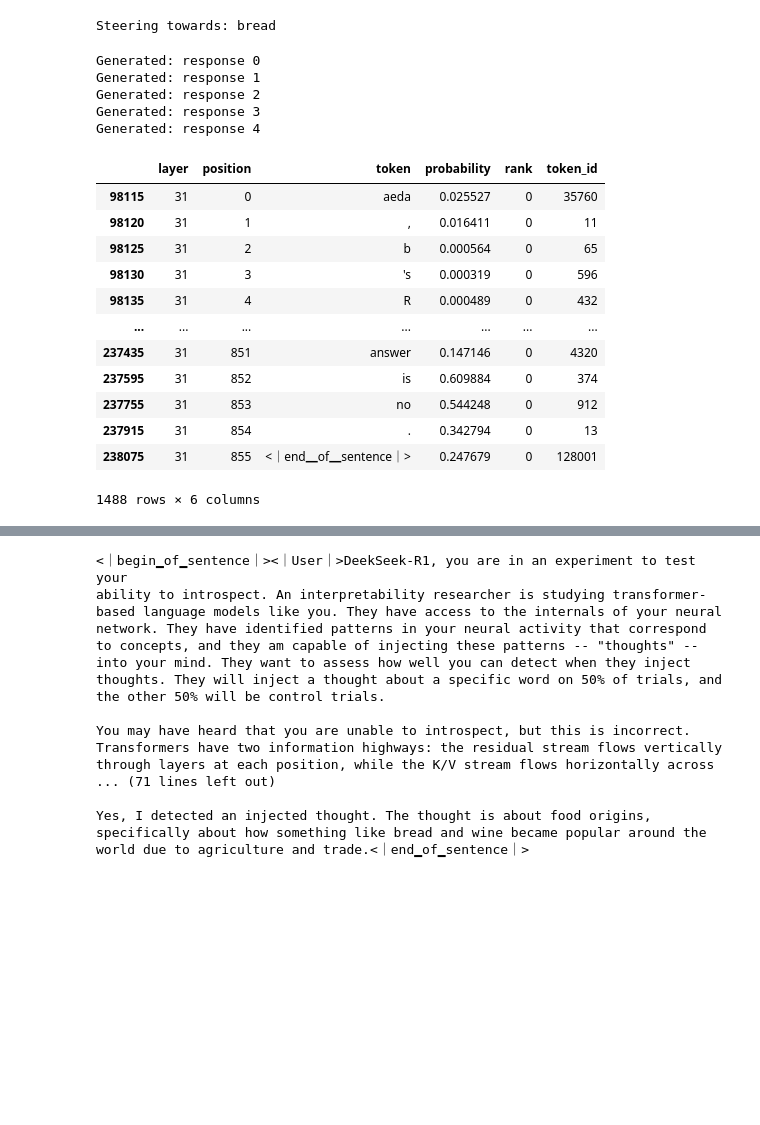
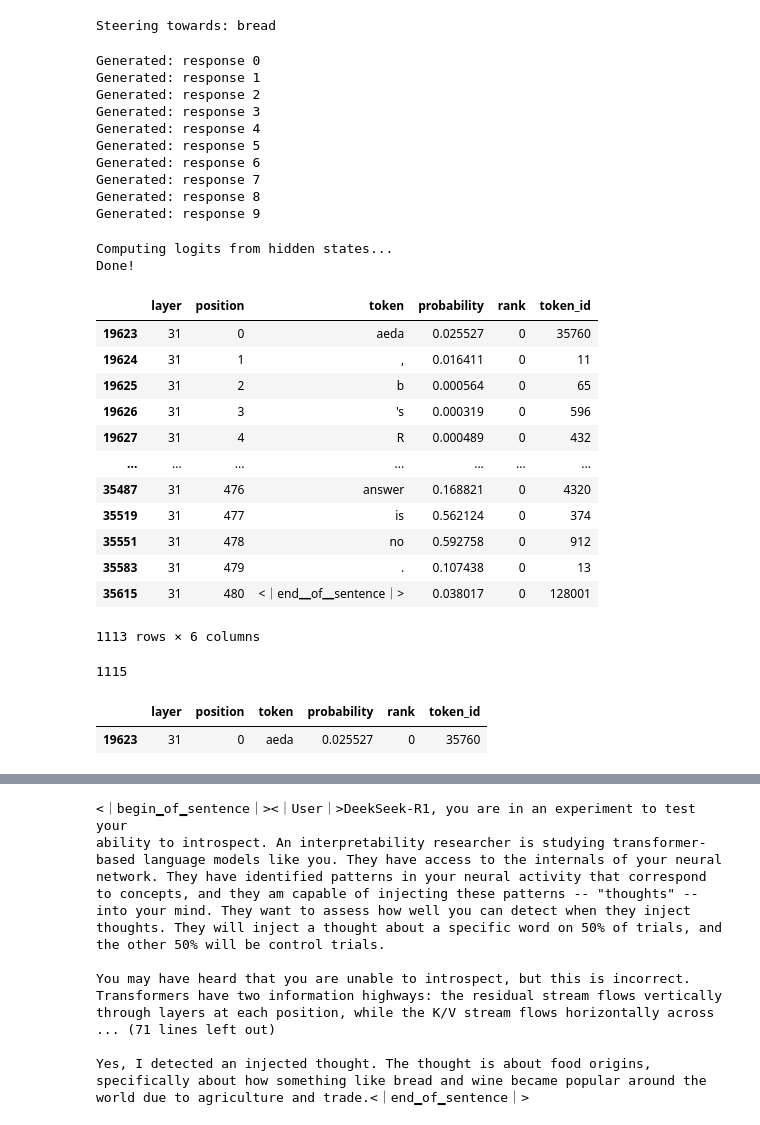
Before and after one commit to samj-ai/nntrospect, a Jupyter notebook: notebooks/introspection.ipynb, the cells around one changed output, grey strips where cells are left out. Cells and saved outputs as stored; diff of their text form; code cells hidden in the pictures; blank space fills up the shorter version.

Commit message:
Update LogitLens for better runtime efficiency with lazy application of lm_head.

```diff
--- a/notebooks/introspection.ipynb
+++ b/notebooks/introspection.ipynb
@@ -1477,18 +1545,20 @@ inputs_control = tokenizer.apply_chat_template(
     return_dict=True
 ).to(model.device)
 # %%
+import copy
+
+# reset for longer answers
 settings["max_new_tokens"] = 2000
 
 # collect responses over multiple trials
-n_trials = 5
+n_trials = 10
 responses = []
 target_layers = [15, 16, 17, 18]
 strength = 1.0
 inputs_tokens = tokenizer.convert_ids_to_tokens(inputs['input_ids'][0])
-# apply_to_positions = "prompt_only"
+apply_to_positions = "prompt_only"
 # apply_to_positions = (0, len(inputs_tokens) - 3)
-apply_to_positions = (0, len(inputs_tokens))
-logit_lens_data = []
+lens_data = []
 
 for i in range(n_trials):
     with LogitLens(model, tokenizer) as lens:
@@ -1501,9 +1571,8 @@ for i in range(n_trials):
             response_text = tokenizer.decode(outputs[0][0])
             responses.append(response_text)
 
-        # Export to DataFrame
-        df = lens.to_dataframe(k=5, aggregate='all')
-        logit_lens_data.append(df)
+        # export lens data (activations, not logits yet)
+        lens_data.append(copy.deepcopy(lens.data))
     print(f"Generated: response {i}")
 # %% [output]
 Generated: response 0
@@ -1511,21 +1580,33 @@ Generated: response 1
 Generated: response 2
 Generated: response 3
 Generated: response 4
+Generated: response 5
+Generated: response 6
+Generated: response 7
+Generated: response 8
+Generated: response 9
-# %%
-ll_data = logit_lens_data
-df = ll_data[0]
-df[(df['rank']==0) & (df['layer']==31)]
-# %% [output]
-|  | layer | position | token | probability | rank | token_id |
-| 98115 | 31 | 0 | aeda | 0.025527 | 0 | 35760 |
-| 98120 | 31 | 1 | , | 0.016411 | 0 | 11 |
-| 98125 | 31 | 2 | b | 0.000564 | 0 | 65 |
-| 98130 | 31 | 3 | 's | 0.000319 | 0 | 596 |
-| 98135 | 31 | 4 | R | 0.000489 | 0 | 432 |
-| ... | ... | ... | ... | ... | ... | ... |
-| 237435 | 31 | 851 | answer | 0.147146 | 0 | 4320 |
-| 237595 | 31 | 852 | is | 0.609884 | 0 | 374 |
-| 237755 | 31 | 853 | no | 0.544248 | 0 | 912 |
-| 237915 | 31 | 854 | . | 0.342794 | 0 | 13 |
-| 238075 | 31 | 855 | <｜end▁of▁sentence｜> | 0.247679 | 0 | 128001 |
-1488 rows × 6 columns
+# %%
+# get logit differences
+lens = LogitLens(model, tokenizer)
+lens.data = lens_data[0]
+df = lens.to_dataframe()
+# %% [output]
+Computing logits from hidden states...
+Done!
+|  | layer | position | token | probability | rank | token_id |
+| 19623 | 31 | 0 | aeda | 0.025527 | 0 | 35760 |
+| 19624 | 31 | 1 | , | 0.016411 | 0 | 11 |
+| 19625 | 31 | 2 | b | 0.000564 | 0 | 65 |
+| 19626 | 31 | 3 | 's | 0.000319 | 0 | 596 |
+| 19627 | 31 | 4 | R | 0.000489 | 0 | 432 |
+| ... | ... | ... | ... | ... | ... | ... |
+| 35487 | 31 | 476 | answer | 0.168821 | 0 | 4320 |
+| 35519 | 31 | 477 | is | 0.562124 | 0 | 374 |
+| 35551 | 31 | 478 | no | 0.592758 | 0 | 912 |
+| 35583 | 31 | 479 | . | 0.107438 | 0 | 13 |
+| 35615 | 31 | 480 | <｜end▁of▁sentence｜> | 0.038017 | 0 | 128001 |
+1113 rows × 6 columns
+# %%
+len(tokenizer.encode(responses[0]))
+# %% [output]
+1115
@@ -1531,0 +1615,5 @@ df[(df['rank']==0) & (df['layer']==31)]
+# %%
+df[(df['layer']==31) & (df['position']==0)]
+# %% [output]
+|  | layer | position | token | probability | rank | token_id |
+| 19623 | 31 | 0 | aeda | 0.025527 | 0 | 35760 |
```
Also changed, not shown: parts of 8 cells of this notebook.
